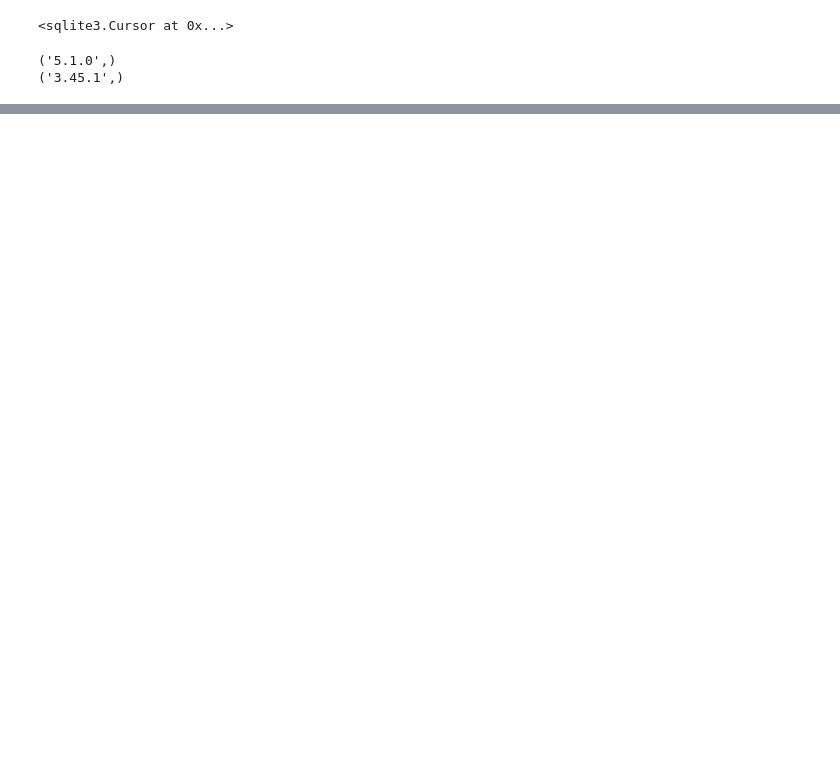
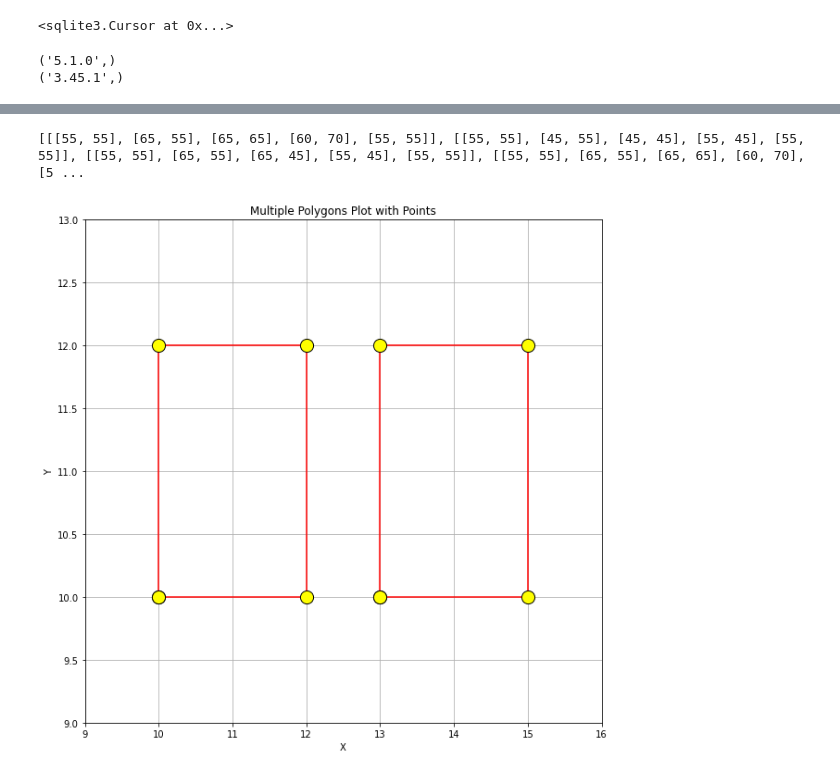
Before and after one commit to Fakhriyramadhan25/topology-geometry, a Jupyter notebook: Topology.ipynb, the cells around one changed output, grey strips where cells are left out. Cells and saved outputs as stored; diff of their text form; code cells hidden in the pictures; blank space fills up the shorter version.

```diff
--- a/Topology.ipynb
+++ b/Topology.ipynb
@@ -750 +829,75 @@ First Polygon: POLYGON ((50 50, 50 30, 15 30, 15 50, 50 50))
+# %%
+import re
+
+data = [
+    ('POLYGON((55 55, 65 55, 65 65, 60 70, 55 55))',),
+    ('POLYGON((55 55, 45 55, 45 45, 55 45, 55 55))',),
+    ('POLYGON((55 55, 65 55, 65 45, 55 45, 55 55))',),
+    ('POLYGON((55 55, 65 55, 65 65, 60 70, 55 55))',),
+    ('POLYGON((44 55, 44 45, 34 45, 34 55, 44 55))',)
+]
+
+Coords = [
+    [[int(coord) for coord in point.split()]
+    for point in re.findall(r'(\d+ \d+)', polygon[0])]
+    for polygon in data
+]
+
+print(Coords)
+# %% [output]
+[[[55, 55], [65, 55], [65, 65], [60, 70], [55, 55]], [[55, 55], [45, 55], [45, 45], [55, 45], [55, 55]], [[55, 55], [65, 55], [65, 45], [55, 45], [55, 55]], [[55, 55], [65, 55], [65, 65], [60, 70], [5 ...
+# %%
+import matplotlib.pyplot as plt
+import re
+
+def plotpolygon(data, figsize=(10, 10), point_size=100):
+    plt.figure(figsize=figsize)
+
+    # Initialize plot limits
+    x_min, x_max, y_min, y_max = float('inf'), float('-inf'), float('inf'), float('-inf')
+
+    for item in data:
+        # Extract the polygon points from the item
+        polygon_string = item[2]
+        # Use regular expressions to find all numbers in the string
+        numbers = re.findall(r'[-+]?\d*\.\d+|\d+', polygon_string)
+        # Convert the string numbers to floats and pair them as points
+        points = [(float(numbers[i]), float(numbers[i + 1])) for i in range(0, len(numbers), 2)]
+
+        # Separate the x and y coordinates for plotting
+        x = [point[0] for point in points]
+        y = [point[1] for point in points]
+
+        # Update plot limits
+        x_min, x_max = min(x_min, min(x)), max(x_max, max(x))
+        y_min, y_max = min(y_min, min(y)), max(y_max, max(y))
+
+        # Plot the polygon
+        plt.fill(x, y, alpha=0)  # Fill the polygon with half transparency
+        plt.plot(x, y, 'r-')  # Outline the polygon in red
+
+        # Plot the points with increased size
+        plt.scatter(x, y, color='yellow', edgecolor='black', s=point_size, zorder=5)
+
+        # Annotate points with their coordinates
+#         for i, txt in enumerate(points):
+#             plt.annotate(f'({txt[0]}, {txt[1]})', (txt[0], txt[1]), textcoords="offset points", xytext=(0,10), ha='center')
+
+    plt.xlim(x_min - 1, x_max + 1)
+    plt.ylim(y_min - 1, y_max + 1)
+    plt.xlabel('X')
+    plt.ylabel('Y')
+    plt.title('Multiple Polygons Plot with Points')
+    plt.grid(True)
+    plt.show()
+
+# Example usage with multiple polygon data
+data = [
+    (1, 4.0, 'POLYGON((10 10, 12 10, 12 12, 10 12, 10 10))'),
+    (2, 4.0, 'POLYGON((13 10, 15 10, 15 12, 13 12, 13 10))')  # Example of another polygon
+]
+
+plotpolygon(data, figsize=(10, 10), point_size=200)
+# %% [output]
+[figure, added]
 # %%
```
Also changed, not shown: parts of 15 cells of this notebook, 8 other files.
